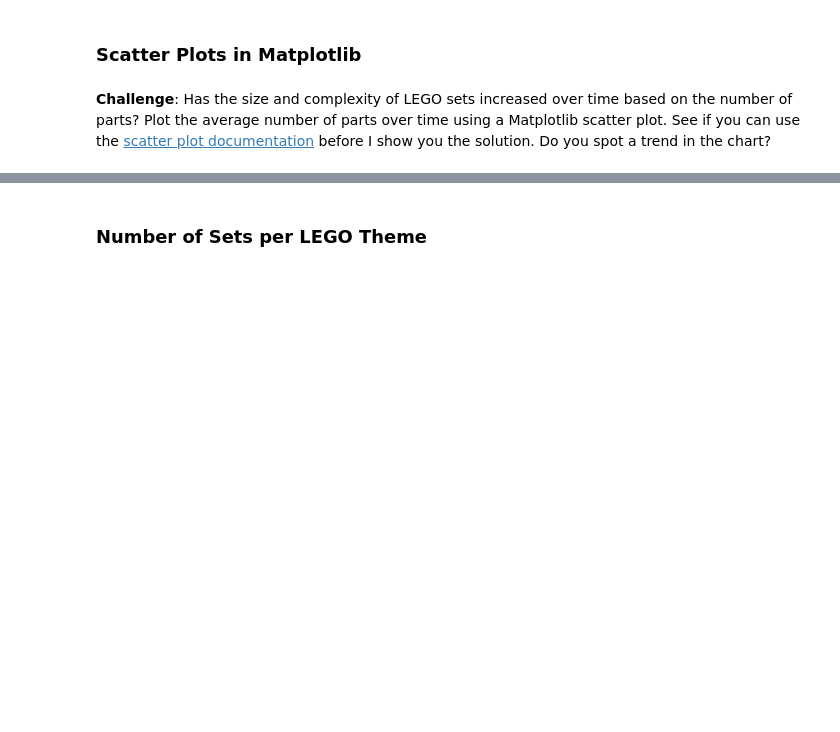
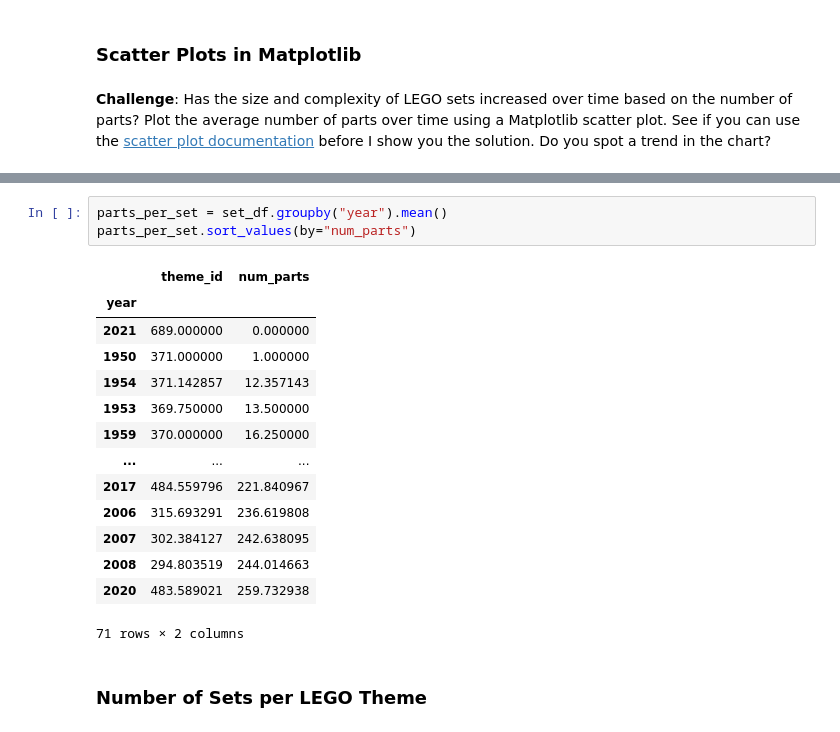
Before and after one commit to ad3rinto/react-intro-smilga, a Jupyter notebook: Data Analysis - Youtube/Angela_Yu_Data_Exploration/LEGO Notebook and Data (start)/Lego_Analysis_for_Course_(start).ipynb, the cells around one changed output, grey strips where cells are left out. Saved outputs shown, nothing was run; the diff lists cells and outputs as text; blank space fills up the shorter version.

```diff
--- a/Data Analysis - Youtube/Angela_Yu_Data_Exploration/LEGO Notebook and Data (start)/Lego_Analysis_for_Course_(start).ipynb
+++ b/Data Analysis - Youtube/Angela_Yu_Data_Exploration/LEGO Notebook and Data (start)/Lego_Analysis_for_Course_(start).ipynb
@@ -187,3 +210,21 @@ Let's work out the number of different themes shipped by year. This means we hav
+# %%
+parts_per_set = set_df.groupby("year").mean()
+parts_per_set.sort_values(by="num_parts")
+# %% [output]
+|  | theme_id | num_parts |
+| year |  |  |
+| 2021 | 689.000000 | 0.000000 |
+| 1950 | 371.000000 | 1.000000 |
+| 1954 | 371.142857 | 12.357143 |
+| 1953 | 369.750000 | 13.500000 |
+| 1959 | 370.000000 | 16.250000 |
+| ... | ... | ... |
+| 2017 | 484.559796 | 221.840967 |
+| 2006 | 315.693291 | 236.619808 |
+| 2007 | 302.384127 | 242.638095 |
+| 2008 | 294.803519 | 244.014663 |
+| 2020 | 483.589021 | 259.732938 |
+71 rows × 2 columns
 # %% [markdown]
 ### Number of Sets per LEGO Theme
 # %% [markdown]
```
Also changed, not shown: parts of 4 cells of this notebook.
